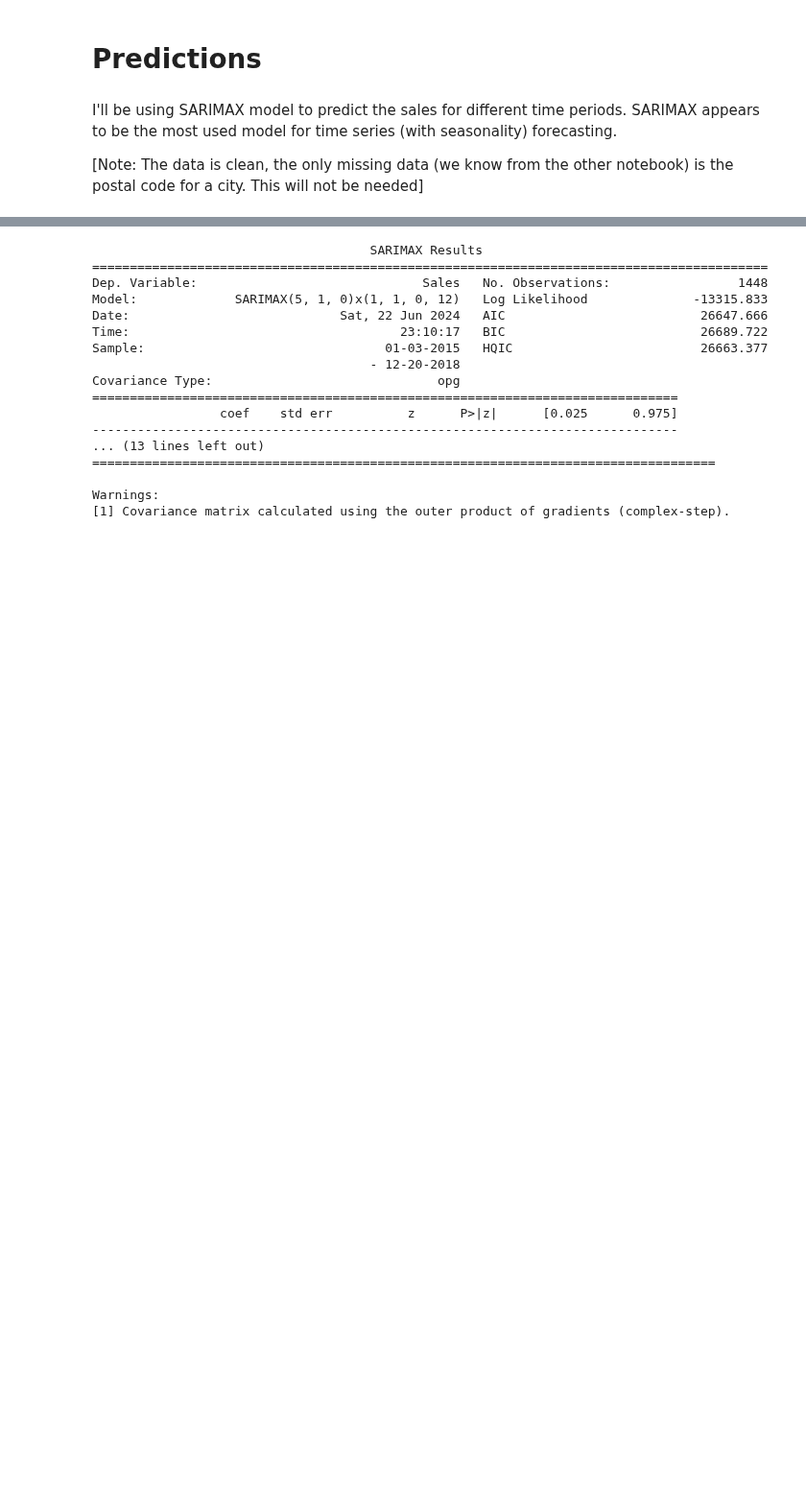
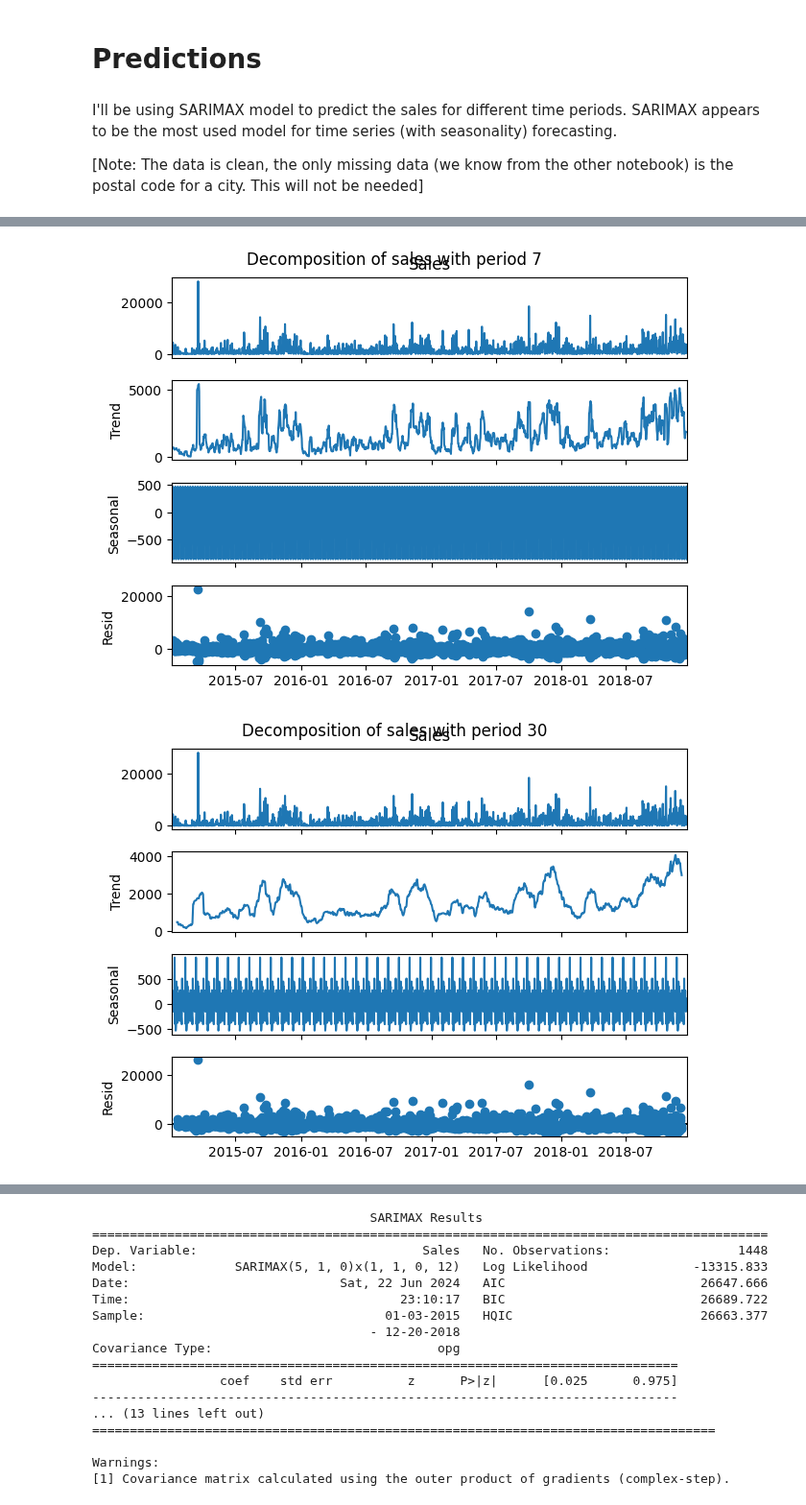
Before and after one commit to MrIsCM/DataProjects, a Jupyter notebook: P1_Sales_DA/predictions.ipynb, the cells around one changed output, grey strips where cells are left out. Shown at 96% size. Cells and saved outputs as stored; diff of their text form; code cells hidden in the pictures; blank space fills up the shorter version.

```diff
--- a/P1_Sales_DA/predictions.ipynb
+++ b/P1_Sales_DA/predictions.ipynb
@@ -188,0 +107,21 @@ plt.xticks(rotation=45)
+# %%
+# Decompose data by seasonality with periods (7, 30 and 365)
+decomp_7 = seasonal_decompose(train_data['Sales'], model='additive', period=7)
+decomp_30 = seasonal_decompose(train_data['Sales'], model='additive', period=30)
+decomp_365 = seasonal_decompose(train_data['Sales'], model='additive', period=365)
+
+# Plot decompositions
+decomp_7.plot()
+plt.suptitle('Decomposition of sales with period 7')
+plt.show()
+
+decomp_30.plot()
+plt.suptitle('Decomposition of sales with period 30')
+plt.show()
+
+decomp_365.plot()
+plt.suptitle('Decomposition of sales with period 365')
+plt.show()
+# %% [output]
+[figure, added]
+[figure, added]
```
Also changed, not shown: parts of 16 cells of this notebook.
